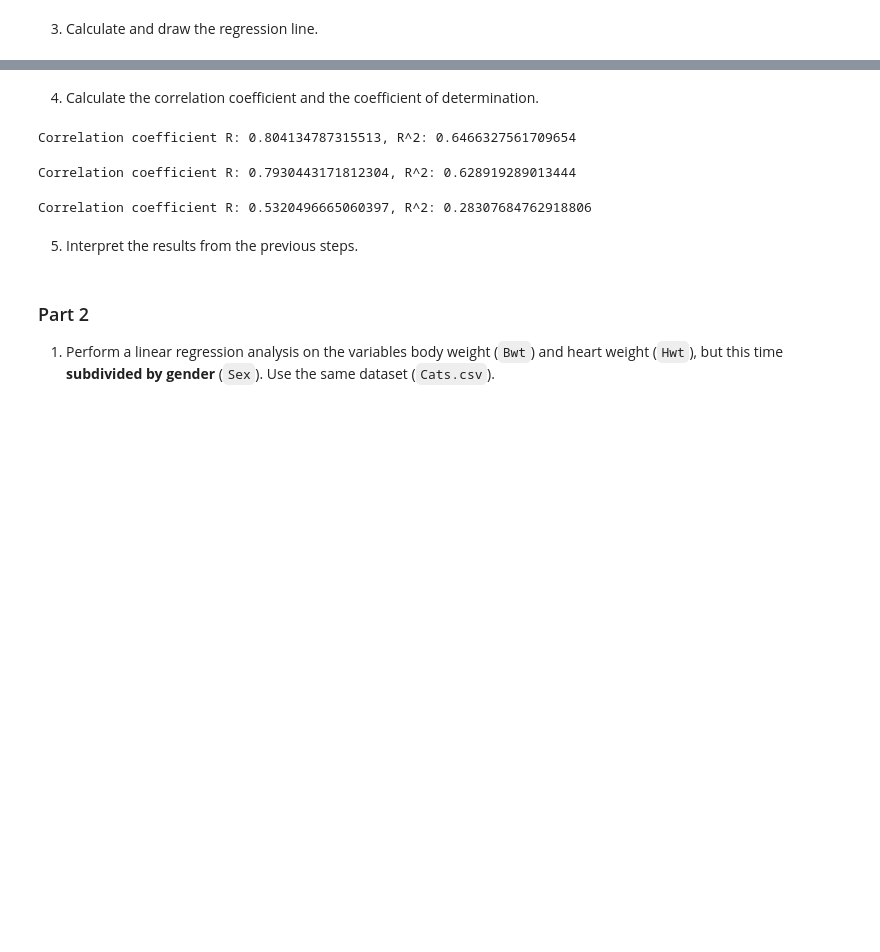
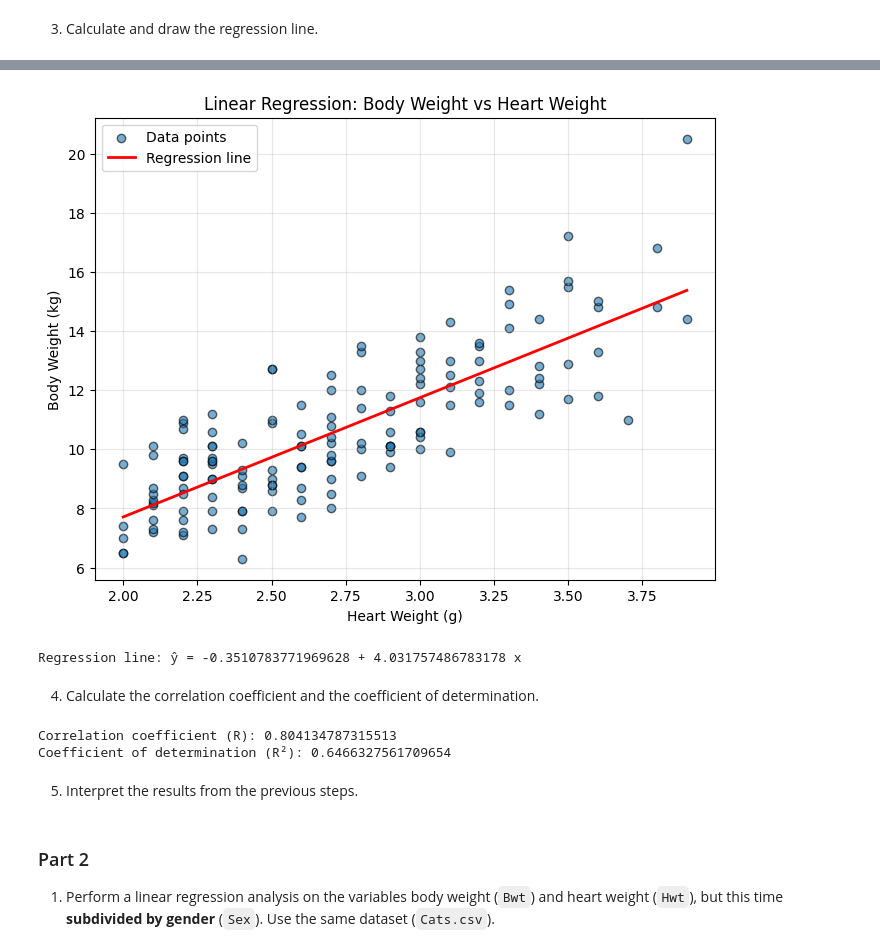
Before and after one commit to Elline-Angelica/Codingbat_Answers, a Jupyter notebook: 6-regression-analyis/lab-6.01-cats.ipynb, the cells around one changed output, grey strips where cells are left out. Drawn from its saved outputs; the diff is of its cells as text; code cells hidden in the pictures; blank space fills up the shorter version.

```diff
--- a/6-regression-analyis/lab-6.01-cats.ipynb
+++ b/6-regression-analyis/lab-6.01-cats.ipynb
@@ -60,19 +47,48 @@ y = 2.98 + 2.64x
+# %%
+# Voorbereiding: X en y definiëren
+X = cats[['Hwt']].values
+y = cats['Bwt'].values
+
+# Linear regression model
+model = LinearRegression()
+model.fit(X, y)
+
+# Parameters
+beta_0 = model.intercept_
+beta_1 = model.coef_[0]
+
+# Voorspellingen voor de regressielijn
+X_line = np.array([[cats['Hwt'].min()], [cats['Hwt'].max()]])
+y_line = model.predict(X_line)
+
+# Visualisatie
+plt.figure(figsize=(8, 6))
+plt.scatter(cats['Hwt'], cats['Bwt'], alpha=0.6, edgecolors='k', label='Data points')
+plt.plot(X_line, y_line, color='red', linewidth=2, label='Regression line')
+plt.xlabel('Heart Weight (g)')
+plt.ylabel('Body Weight (kg)')
+plt.title('Linear Regression: Body Weight vs Heart Weight')
+plt.legend()
+plt.grid(True, alpha=0.3)
+plt.show()
+
+print(f"Regression line: ŷ = {beta_0} + {beta_1} x")
+# %% [output]
+[figure, added]
+Regression line: ŷ = -0.3510783771969628 + 4.031757486783178 x
 # %% [markdown]
 4. Calculate the correlation coefficient and the coefficient of determination.
 # %%
-cor = np.corrcoef(x=cats.Hwt, y=cats.Bwt)[0, 1]
-print(f'Correlation coefficient R: {cor}, R^2: {cor**2}')
+# Pearson correlation coefficient
+correlation = np.corrcoef(cats['Hwt'], cats['Bwt'])[0, 1]
+
+# Coefficient of determination (R²)
+r_squared = correlation ** 2
+
+print(f"Correlation coefficient (R): {correlation}")
+print(f"Coefficient of determination (R²): {r_squared}")
 # %% [output]
-Correlation coefficient R: 0.804134787315513, R^2: 0.6466327561709654
+Correlation coefficient (R): 0.804134787315513
+Coefficient of determination (R²): 0.6466327561709654
-# %%
-cor = np.corrcoef(x=katers.Hwt, y=katers.Bwt)[0, 1]
-print(f'Correlation coefficient R: {cor}, R^2: {cor**2}')
-# %% [output]
-Correlation coefficient R: 0.7930443171812304, R^2: 0.628919289013444
-# %%
-cor = np.corrcoef(x=katinnen.Hwt, y=katinnen.Bwt)[0, 1]
-print(f'Correlation coefficient R: {cor}, R^2: {cor**2}')
-# %% [output]
-Correlation coefficient R: 0.5320496665060397, R^2: 0.28307684762918806
 # %% [markdown]
 5. Interpret the results from the previous steps.
```
Also changed, not shown: parts of 17 cells of this notebook.
